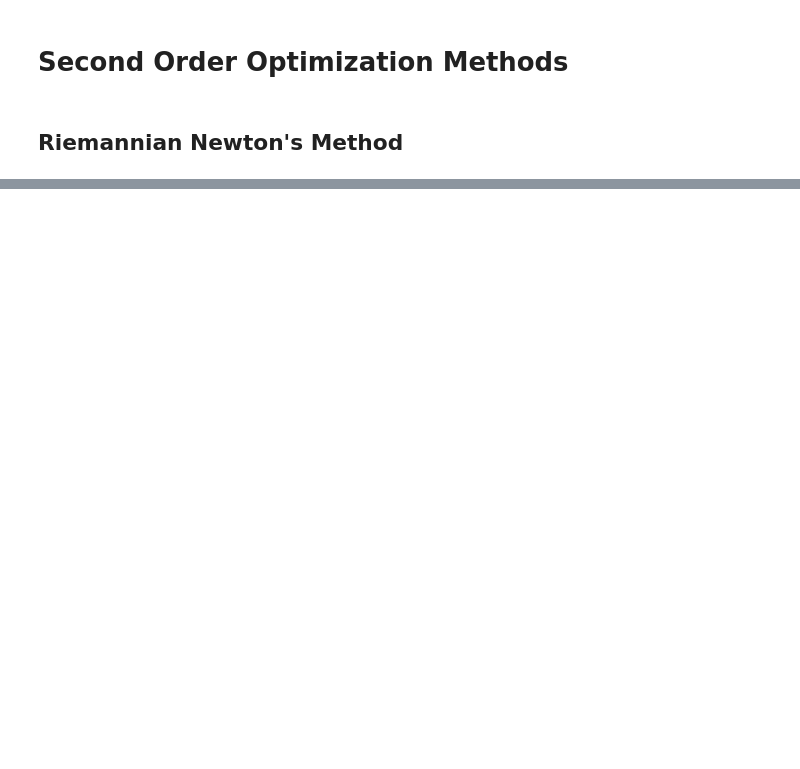
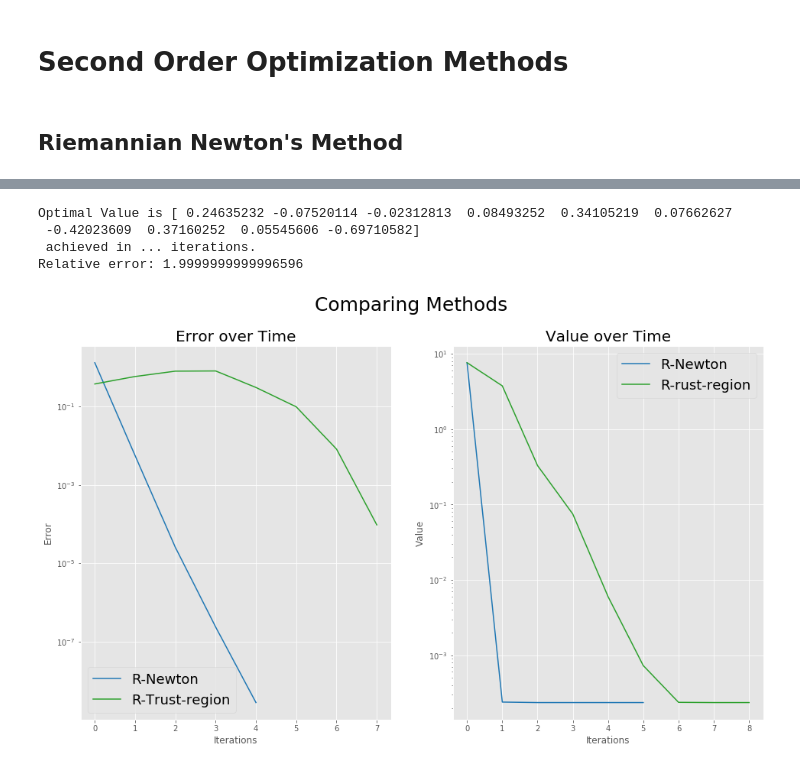
Before and after one commit to brfi3983/Manifold-Optimization, a Jupyter notebook: pymanopt_testing.ipynb, the cells around one changed output, grey strips where cells are left out. Saved outputs shown, nothing was run; the diff lists cells and outputs as text; code cells hidden in the pictures; blank space fills up the shorter version.

```diff
--- a/pymanopt_testing.ipynb
+++ b/pymanopt_testing.ipynb
@@ -158,12 +217,12 @@ def linesearch(x, f, GradRet, GradR):
 # %%
-# Define hypershphere dimension and A matrix for cost function
-dim = 10
-A = np.random.rand(dim,dim)
-# A = 1/2*(A + A.T)
-A = A.T @ A
-
 # Define cost function, euclidean gradient of cost, and riemannian gradient
 f = lambda x: 0.5*x.T @ A @ x
 df = lambda x: A @ x
 gradR = lambda x: SphereRGrad(x, df)
+
+A = np.random.rand(dim,dim)
+A = 1/2*(A + A.T)
+
+x_0 = np.random.rand(dim,1)
+x_0 = x_0 / np.linalg.norm(x_0)
 # %%
@@ -352,0 +822,8 @@ plt.legend(fontsize=18)
+# %%
+print(f'Optimal Value is {x_optimal_trust[:,-1]}\n achieved in ... iterations.')
+print(f'Relative error: {np.linalg.norm(x_optimal_trust[:,-1] - Xopt_TR[0]) / np.linalg.norm(Xopt_TR[0])}')
+# %% [output]
+Optimal Value is [ 0.24635232 -0.07520114 -0.02312813  0.08493252  0.34105219  0.07662627
+ -0.42023609  0.37160252  0.05545606 -0.69710582]
+ achieved in ... iterations.
+Relative error: 1.9999999999996596
@@ -352,0 +944,36 @@ plt.legend(fontsize=18)
+# %%
+fx_n = []
+fx_r_tr = []
+for i in range(x_optimal_newton.shape[1]):
+    fx_n.append(f(x_optimal_newton[:,i]))
+for i in range(x_optimal_trust.shape[1]):
+    fx_r_tr.append(f(x_optimal_trust[:,i]))
+# %%
+# Plotting local error over time
+fig, (ax1, ax2) = plt.subplots(1,2)
+fig.suptitle('Comparing Methods', fontsize=25)
+
+# Error Over Time
+ax1.plot(x_optimal_newton_err, color='tab:blue', label='R-Newton')
+ax1.plot(x_optimal_trust_err, color='tab:green', label='R-Trust-region')
+
+# Features
+ax1.set_title('Error over Time', fontsize=20)
+ax1.set_xlabel('Iterations')
+ax1.set_ylabel('Error')
+ax1.set_yscale('log')
+ax1.legend(fontsize=18)
+
+# Function Values
+ax2.plot(fx_n, color='tab:blue', label='R-Newton')
+ax2.plot(fx_r_tr, color='tab:green', label='R-rust-region')
+
+# Features
+ax2.set_title('Value over Time', fontsize=20)
+ax2.set_xlabel('Iterations')
+ax2.set_ylabel('Value')
+ax2.set_yscale('log')
+ax2.legend(fontsize=18)
+fig.savefig('comparing_methods_second.pdf')
+# %% [output]
+[figure, added]
```
Also changed, not shown: parts of 30 cells of this notebook, 4 other files.
